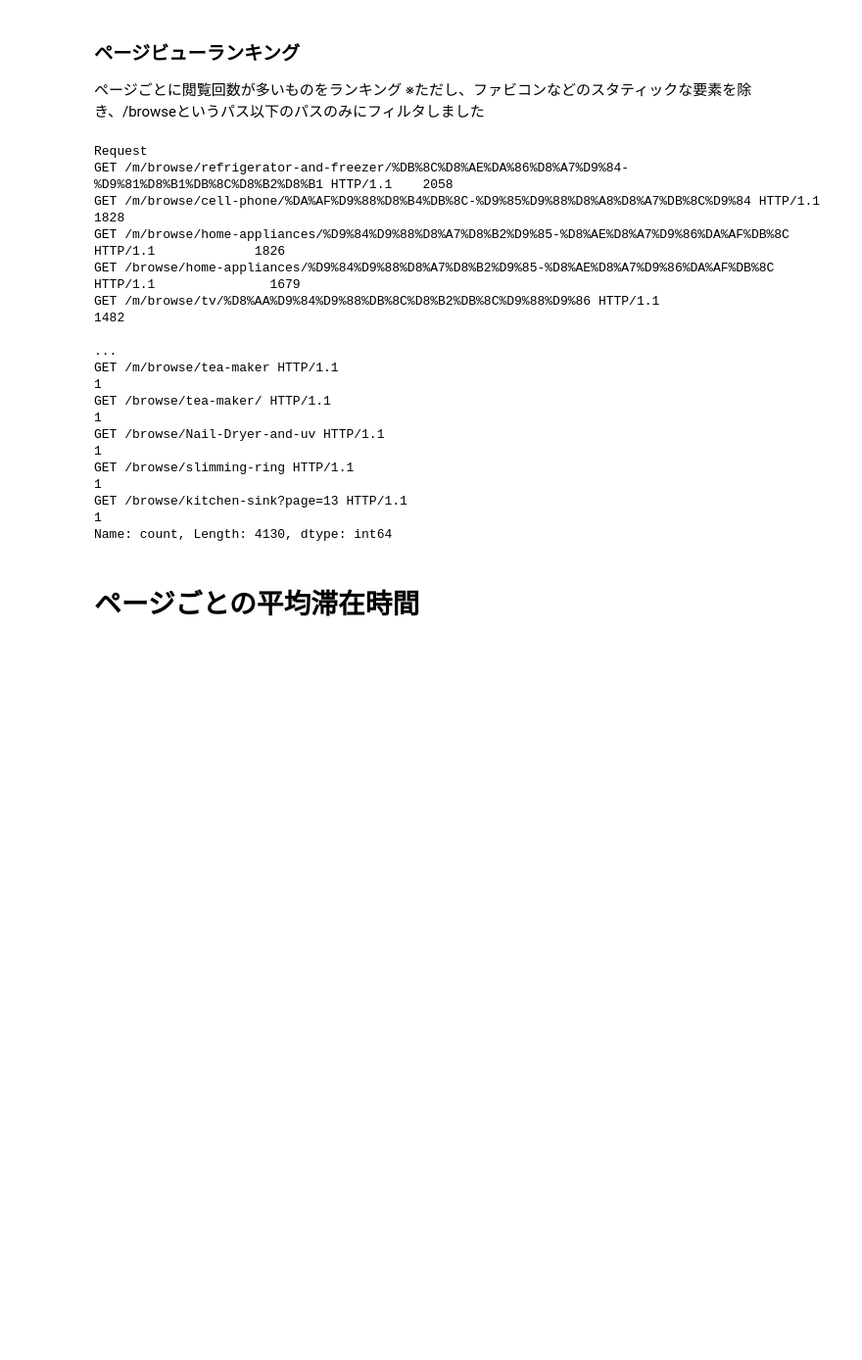
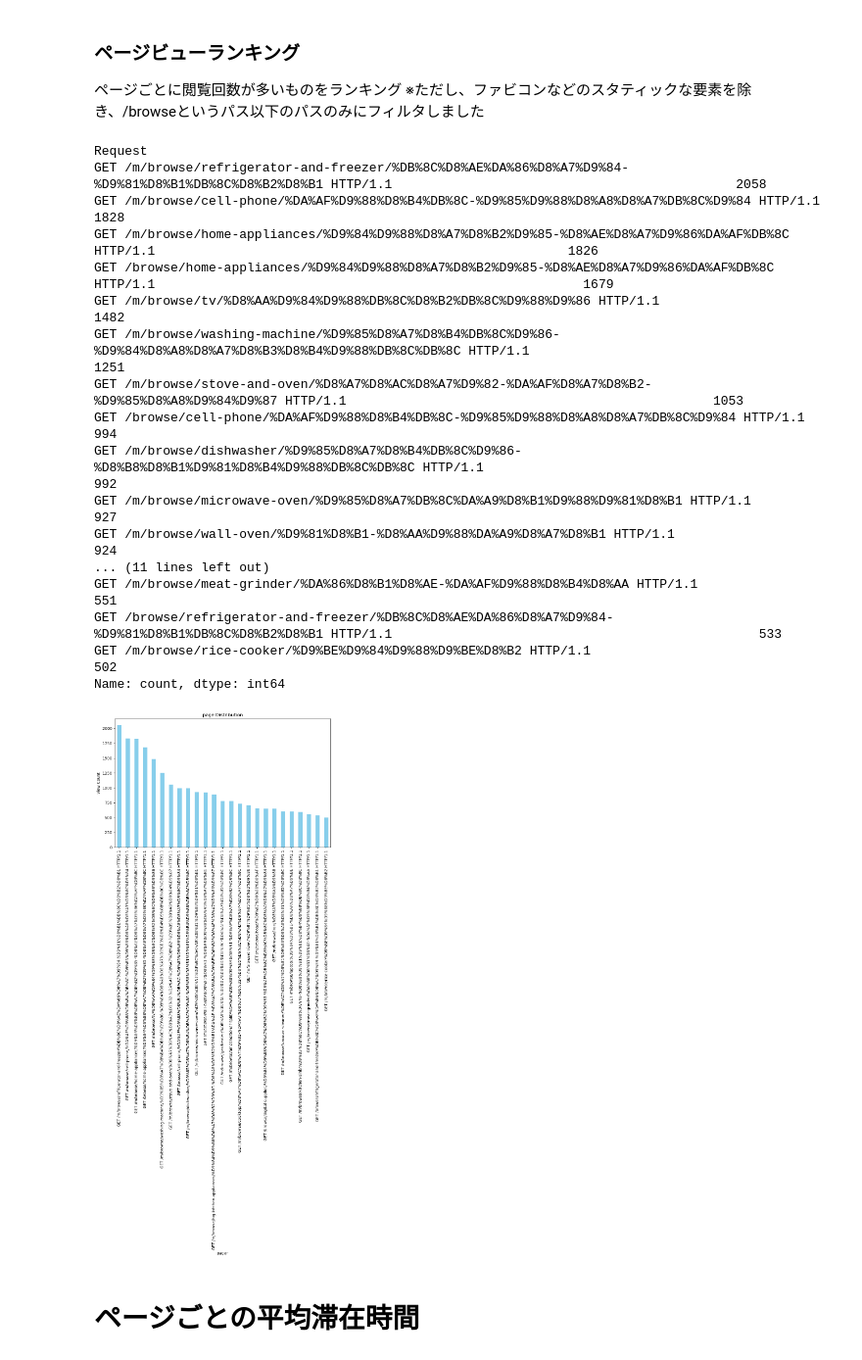
Before and after one commit to yutadd/Datascience_Server_Log, a Jupyter notebook: analyse.ipynb, the cells around one changed output. Shown at 98% size. Cells and saved outputs as stored; diff of their text form; code cells hidden in the pictures; blank space fills up the shorter version.

```diff
--- a/analyse.ipynb
+++ b/analyse.ipynb
@@ -134,23 +134,36 @@ print(unique_users, total_users)
 ### ページビューランキング
 ページごとに閲覧回数が多いものをランキング
 ※ただし、ファビコンなどのスタティックな要素を除き、/browseというパス以下のパスのみにフィルタしました
-# %%
-filtered_page_view_ranking = df[df['Request'].str.contains('/browse')==True]['Request'].value_counts()
-print(filtered_page_view_ranking)
-# %% [output]
-Request
-GET /m/browse/refrigerator-and-freezer/%DB%8C%D8%AE%DA%86%D8%A7%D9%84-%D9%81%D8%B1%DB%8C%D8%B2%D8%B1 HTTP/1.1    2058
-GET /m/browse/cell-phone/%DA%AF%D9%88%D8%B4%DB%8C-%D9%85%D9%88%D8%A8%D8%A7%DB%8C%D9%84 HTTP/1.1                  1828
-GET /m/browse/home-appliances/%D9%84%D9%88%D8%A7%D8%B2%D9%85-%D8%AE%D8%A7%D9%86%DA%AF%DB%8C HTTP/1.1             1826
-GET /browse/home-appliances/%D9%84%D9%88%D8%A7%D8%B2%D9%85-%D8%AE%D8%A7%D9%86%DA%AF%DB%8C HTTP/1.1               1679
-GET /m/browse/tv/%D8%AA%D9%84%D9%88%DB%8C%D8%B2%DB%8C%D9%88%D9%86 HTTP/1.1                                       1482
-                                                                                                                 ...
-GET /m/browse/tea-maker HTTP/1.1                                                                                    1
-GET /browse/tea-maker/ HTTP/1.1                                                                                     1
-GET /browse/Nail-Dryer-and-uv HTTP/1.1                                                                              1
-GET /browse/slimming-ring HTTP/1.1                                                                                  1
-GET /browse/kitchen-sink?page=13 HTTP/1.1                                                                           1
-Name: count, Length: 4130, dtype: int64
+# %%
+import matplotlib.pyplot as plt
+filtered_page_view_ranking = df[df['Request'].str.contains('/browse')==True]['Request'].value_counts()
+print(filtered_page_view_ranking.head(25))
+# プロットを作成
+plt.figure(figsize=(10, 6))
+filtered_page_view_ranking.head(25).plot(kind='bar', color='skyblue')
+plt.title('page Distribution')
+plt.xlabel('pager')
+plt.ylabel('view Count')
+plt.show()
+# %% [output]
+Request
+GET /m/browse/refrigerator-and-freezer/%DB%8C%D8%AE%DA%86%D8%A7%D9%84-%D9%81%D8%B1%DB%8C%D8%B2%D8%B1 HTTP/1.1                                             2058
+GET /m/browse/cell-phone/%DA%AF%D9%88%D8%B4%DB%8C-%D9%85%D9%88%D8%A8%D8%A7%DB%8C%D9%84 HTTP/1.1                                                           1828
+GET /m/browse/home-appliances/%D9%84%D9%88%D8%A7%D8%B2%D9%85-%D8%AE%D8%A7%D9%86%DA%AF%DB%8C HTTP/1.1                                                      1826
+GET /browse/home-appliances/%D9%84%D9%88%D8%A7%D8%B2%D9%85-%D8%AE%D8%A7%D9%86%DA%AF%DB%8C HTTP/1.1                                                        1679
+GET /m/browse/tv/%D8%AA%D9%84%D9%88%DB%8C%D8%B2%DB%8C%D9%88%D9%86 HTTP/1.1                                                                                1482
+GET /m/browse/washing-machine/%D9%85%D8%A7%D8%B4%DB%8C%D9%86-%D9%84%D8%A8%D8%A7%D8%B3%D8%B4%D9%88%DB%8C%DB%8C HTTP/1.1                                    1251
+GET /m/browse/stove-and-oven/%D8%A7%D8%AC%D8%A7%D9%82-%DA%AF%D8%A7%D8%B2-%D9%85%D8%A8%D9%84%D9%87 HTTP/1.1                                                1053
+GET /browse/cell-phone/%DA%AF%D9%88%D8%B4%DB%8C-%D9%85%D9%88%D8%A8%D8%A7%DB%8C%D9%84 HTTP/1.1                                                              994
+GET /m/browse/dishwasher/%D9%85%D8%A7%D8%B4%DB%8C%D9%86-%D8%B8%D8%B1%D9%81%D8%B4%D9%88%DB%8C%DB%8C HTTP/1.1                                                992
+GET /m/browse/microwave-oven/%D9%85%D8%A7%DB%8C%DA%A9%D8%B1%D9%88%D9%81%D8%B1 HTTP/1.1                                                                     927
+GET /m/browse/wall-oven/%D9%81%D8%B1-%D8%AA%D9%88%DA%A9%D8%A7%D8%B1 HTTP/1.1                                                                               924
+... (11 lines left out)
+GET /m/browse/meat-grinder/%DA%86%D8%B1%D8%AE-%DA%AF%D9%88%D8%B4%D8%AA HTTP/1.1                                                                            551
+GET /browse/refrigerator-and-freezer/%DB%8C%D8%AE%DA%86%D8%A7%D9%84-%D9%81%D8%B1%DB%8C%D8%B2%D8%B1 HTTP/1.1                                                533
+GET /m/browse/rice-cooker/%D9%BE%D9%84%D9%88%D9%BE%D8%B2 HTTP/1.1                                                                                          502
+Name: count, dtype: int64
+[figure, added]
 # %% [markdown]
 # ページごとの平均滞在時間
 # %%
```
Also changed, not shown: parts of 5 cells of this notebook, 5 other files.
